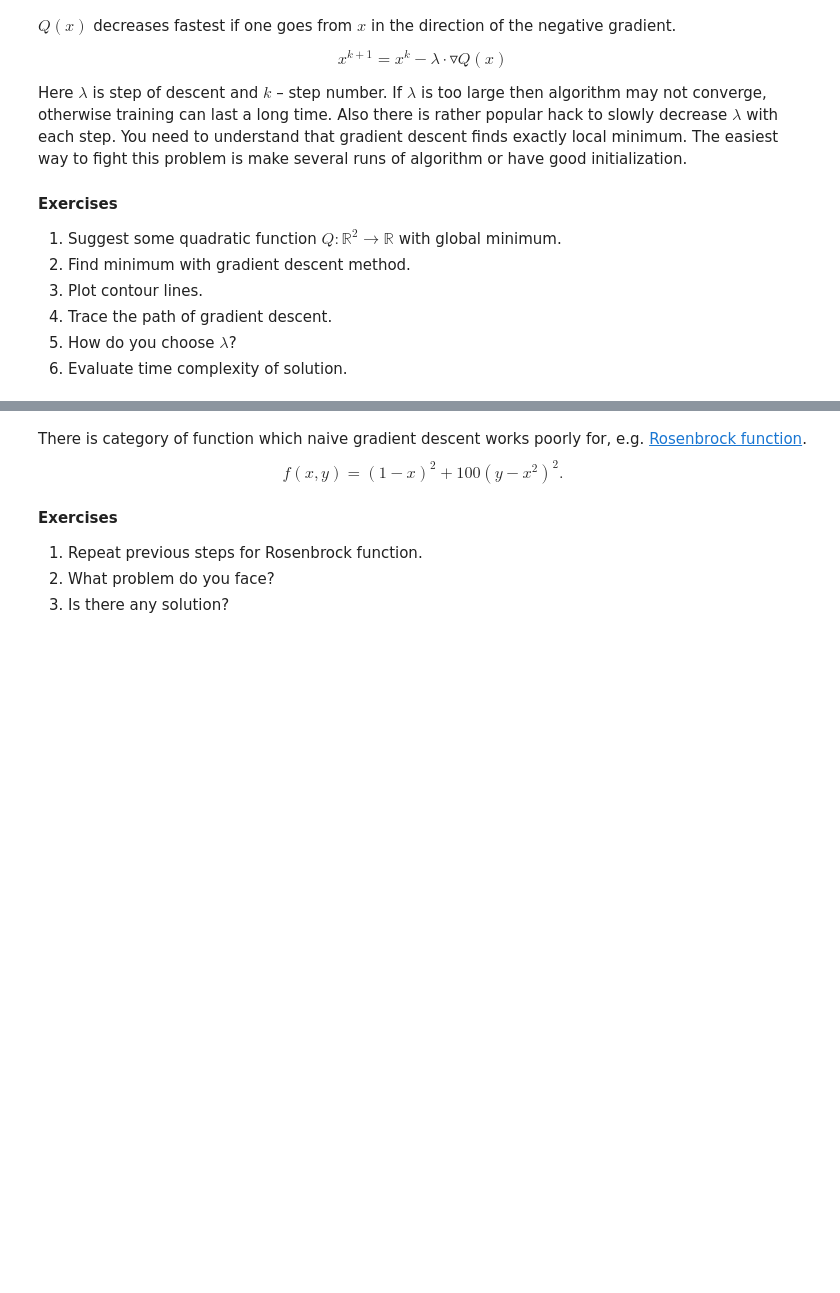
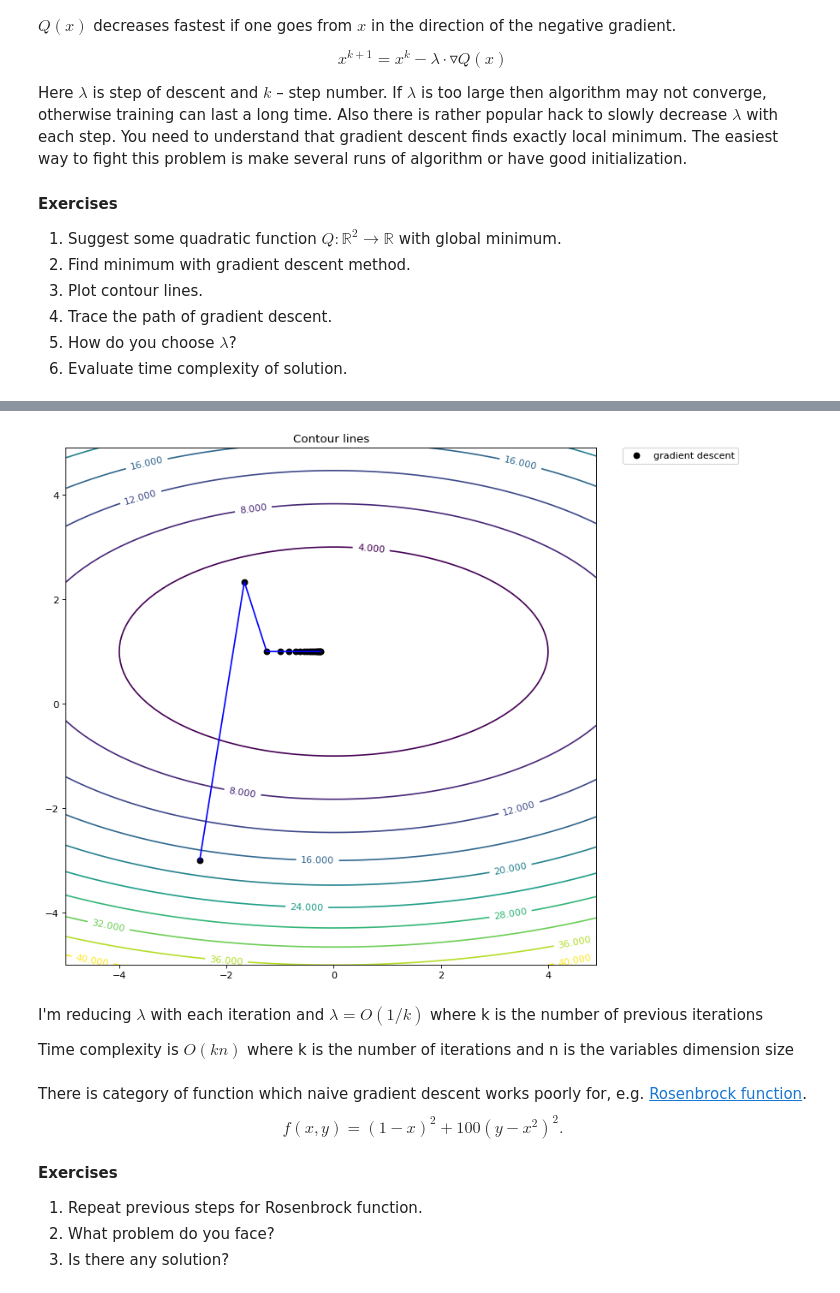
Before and after one commit to ahmados/renju, a Jupyter notebook: lab-1.ipynb, the cells around one changed output, grey strips where cells are left out. Saved outputs shown, nothing was run; the diff lists cells and outputs as text; code cells hidden in the pictures; blank space fills up the shorter version.

```diff
--- a/lab-1.ipynb
+++ b/lab-1.ipynb
@@ -322,3 +353,31 @@ Here $\lambda$ is step of descent and  $k$ – step number. If $\lambda$ is too
+# %%
+values = np.zeros([20, 2, 1])
+initial_value = np.array([[-5], [5]])
+value = initial_value
+counter = 0
+while ((counter < 20)):
+    value = value - (gradq(value[0], value[1])/((0.5 * counter + 1)))
+    values[counter, :, :] = value
+    counter += 1
+delta = 0.1
+x = np.arange(-5.0, 5.0, delta)
+y = np.arange(-5.0, 5.0, delta)
+X, Y = np.meshgrid(x, y)
+Z = q(X, Y)
+plt.figure(num=None, figsize=(10, 10), dpi=80, facecolor='w', edgecolor='k')
+CS = plt.contour(X, Y, Z, 10)
+plt.plot(values[:, 0, :], values[:, 1, :], 'ko', label = 'gradient descent')
+plt.plot(values[:, 0, :], values[:, 1, :], 'b-')
+plt.clabel(CS, inline=1, fontsize=10)
+plt.legend(bbox_to_anchor=(1.05, 1), loc=2, borderaxespad=0.)
+plt.title('Contour lines')
+plt.show()
+# %% [output]
+[figure, added]
+# %% [markdown]
+I'm reducing $\lambda$ with each iteration and $\lambda = O(1/k)$ where k is the number of previous iterations
+
+Time complexity is $O(kn)$ where k is the number of iterations and n is the variables dimension size
 # %% [markdown]
 There is category of function which naive gradient descent works poorly for, e.g. [Rosenbrock function](https://en.wikipedia.org/wiki/Rosenbrock_function).
 $$f(x, y) = (1-x)^2 + 100(y-x^2)^2.$$
```
Also changed, not shown: parts of 26 cells of this notebook.
